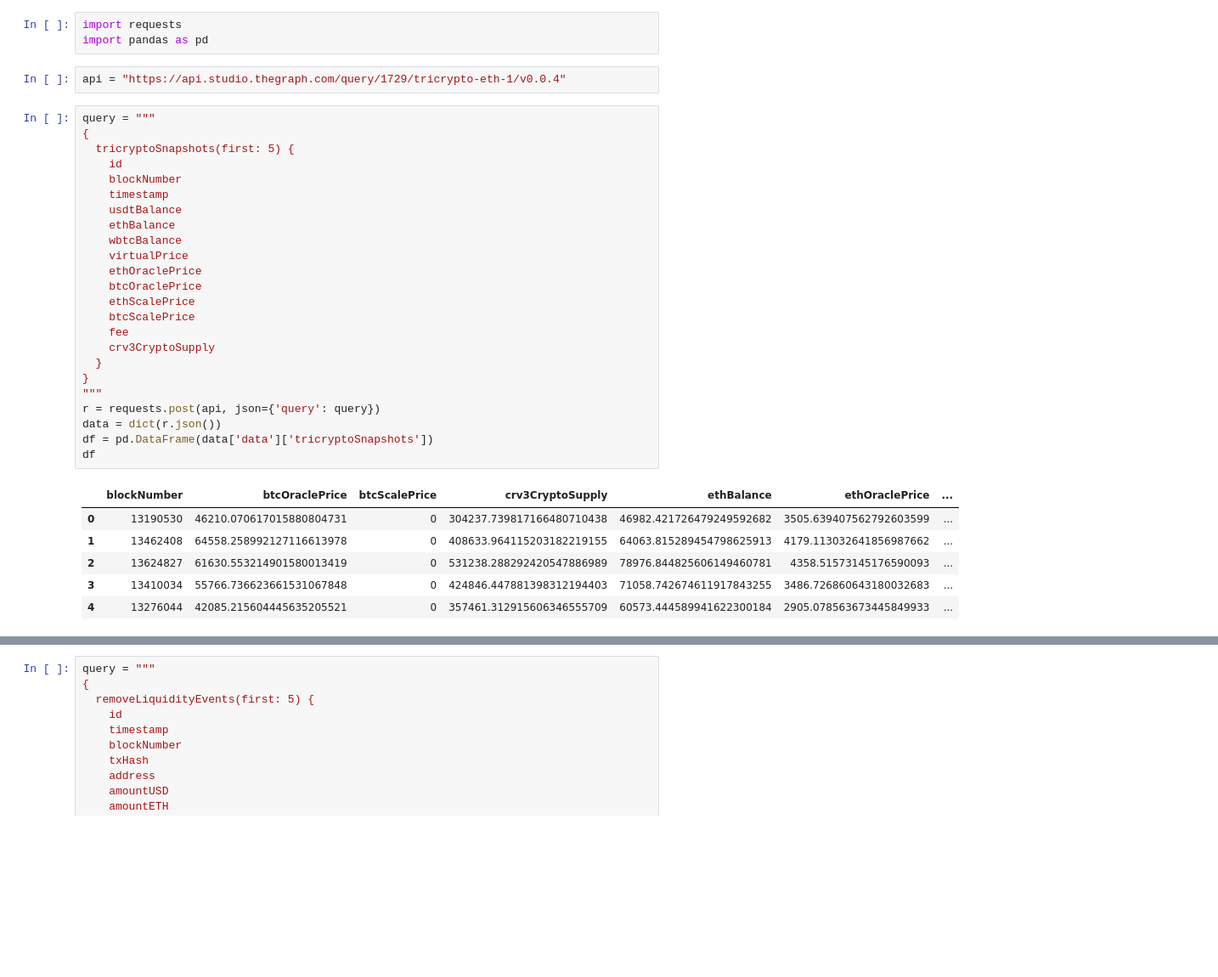
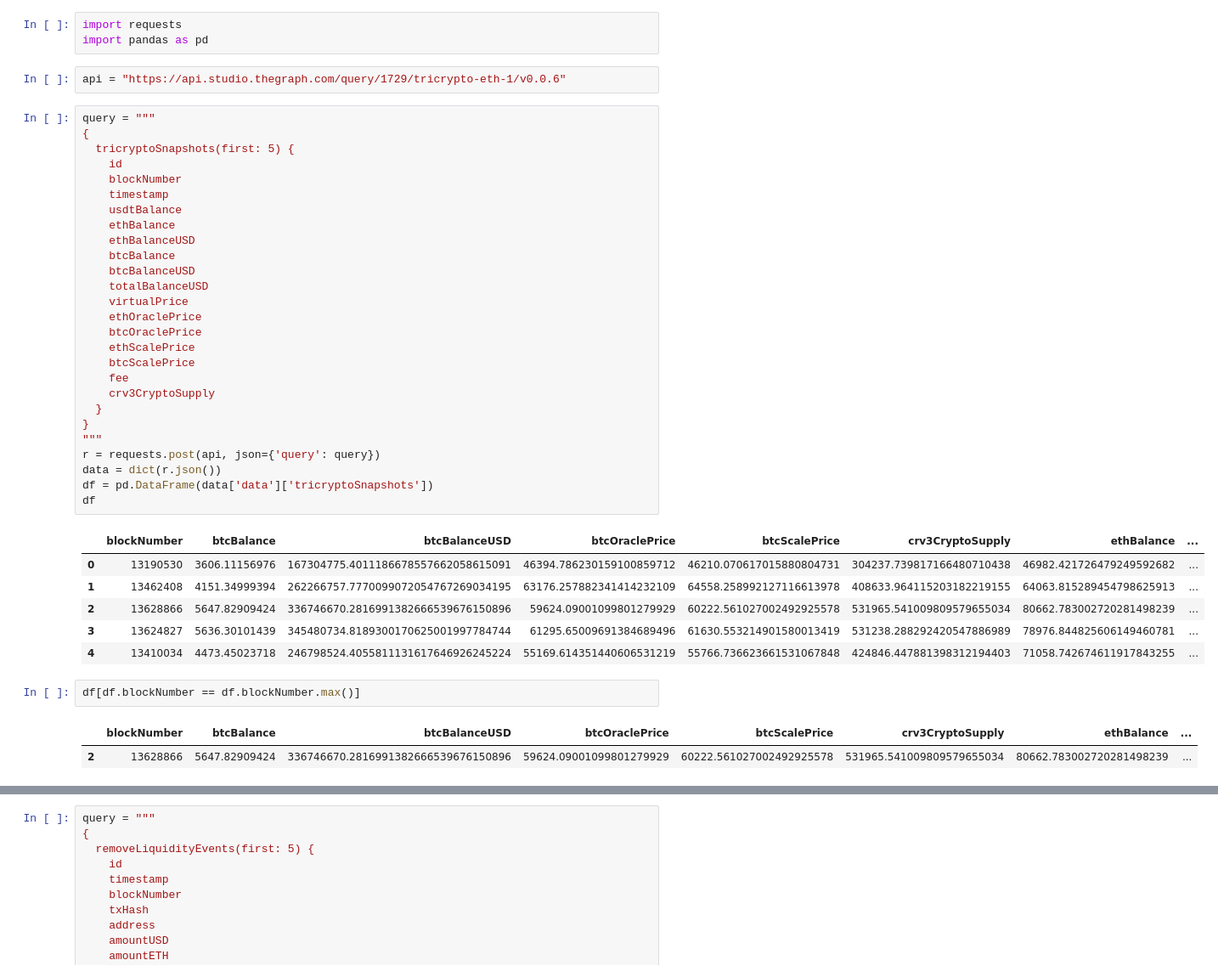
Before and after one commit to bout3fiddy/on-chain-analytics, a Jupyter notebook: notebooks/curve-analysis/curve-pools/pool_revenue_activity/tricrypto/tricrypto_subgraph.ipynb, the cells around one changed output, grey strips where cells are left out. Shown at 85% size. Saved outputs shown, nothing was run; the diff lists cells and outputs as text; blank space fills up the shorter version.

```diff
--- a/notebooks/curve-analysis/curve-pools/pool_revenue_activity/tricrypto/tricrypto_subgraph.ipynb
+++ b/notebooks/curve-analysis/curve-pools/pool_revenue_activity/tricrypto/tricrypto_subgraph.ipynb
@@ -2,38 +2,46 @@
 import requests
 import pandas as pd
 # %%
-api = "https://api.studio.thegraph.com/query/1729/tricrypto-eth-1/v0.0.4"
+api = "https://api.studio.thegraph.com/query/1729/tricrypto-eth-1/v0.0.6"
 # %%
 query = """
 {
   tricryptoSnapshots(first: 5) {
     id
     blockNumber
     timestamp
     usdtBalance
     ethBalance
-    wbtcBalance
+    ethBalanceUSD
+    btcBalance
+    btcBalanceUSD
+    totalBalanceUSD
     virtualPrice
     ethOraclePrice
     btcOraclePrice
     ethScalePrice
     btcScalePrice
     fee
     crv3CryptoSupply
   }
 }
 """
 r = requests.post(api, json={'query': query})
 data = dict(r.json())
 df = pd.DataFrame(data['data']['tricryptoSnapshots'])
 df
 # %% [output]
-|  | blockNumber | btcOraclePrice | btcScalePrice | crv3CryptoSupply | ethBalance | ethOraclePrice | ... |
-| 0 | 13190530 | 46210.070617015880804731 | 0 | 304237.739817166480710438 | 46982.421726479249592682 | 3505.639407562792603599 | ... |
-| 1 | 13462408 | 64558.258992127116613978 | 0 | 408633.964115203182219155 | 64063.815289454798625913 | 4179.113032641856987662 | ... |
-| 2 | 13624827 | 61630.553214901580013419 | 0 | 531238.288292420547886989 | 78976.844825606149460781 | 4358.51573145176590093 | ... |
-| 3 | 13410034 | 55766.736623661531067848 | 0 | 424846.447881398312194403 | 71058.742674611917843255 | 3486.726860643180032683 | ... |
-| 4 | 13276044 | 42085.215604445635205521 | 0 | 357461.312915606346555709 | 60573.444589941622300184 | 2905.078563673445849933 | ... |
+|  | blockNumber | btcBalance | btcBalanceUSD | btcOraclePrice | btcScalePrice | crv3CryptoSupply | ethBalance | ... |
+| 0 | 13190530 | 3606.11156976 | 167304775.4011186678557662058615091 | 46394.786230159100859712 | 46210.070617015880804731 | 304237.739817166480710438 | 46982.421726479249592682 | ... |
+| 1 | 13462408 | 4151.34999394 | 262266757.7770099072054767269034195 | 63176.257882341414232109 | 64558.258992127116613978 | 408633.964115203182219155 | 64063.815289454798625913 | ... |
+| 2 | 13628866 | 5647.82909424 | 336746670.2816991382666539676150896 | 59624.09001099801279929 | 60222.561027002492925578 | 531965.541009809579655034 | 80662.783002720281498239 | ... |
+| 3 | 13624827 | 5636.30101439 | 345480734.8189300170625001997784744 | 61295.65009691384689496 | 61630.553214901580013419 | 531238.288292420547886989 | 78976.844825606149460781 | ... |
+| 4 | 13410034 | 4473.45023718 | 246798524.4055811131617646926245224 | 55169.614351440606531219 | 55766.736623661531067848 | 424846.447881398312194403 | 71058.742674611917843255 | ... |
+# %%
+df[df.blockNumber == df.blockNumber.max()]
+# %% [output]
+|  | blockNumber | btcBalance | btcBalanceUSD | btcOraclePrice | btcScalePrice | crv3CryptoSupply | ethBalance | ... |
+| 2 | 13628866 | 5647.82909424 | 336746670.2816991382666539676150896 | 59624.09001099801279929 | 60222.561027002492925578 | 531965.541009809579655034 | 80662.783002720281498239 | ... |
 # %%
 query = """
 {
```
Also changed, not shown: parts of 3 cells of this notebook, 2 other files.
